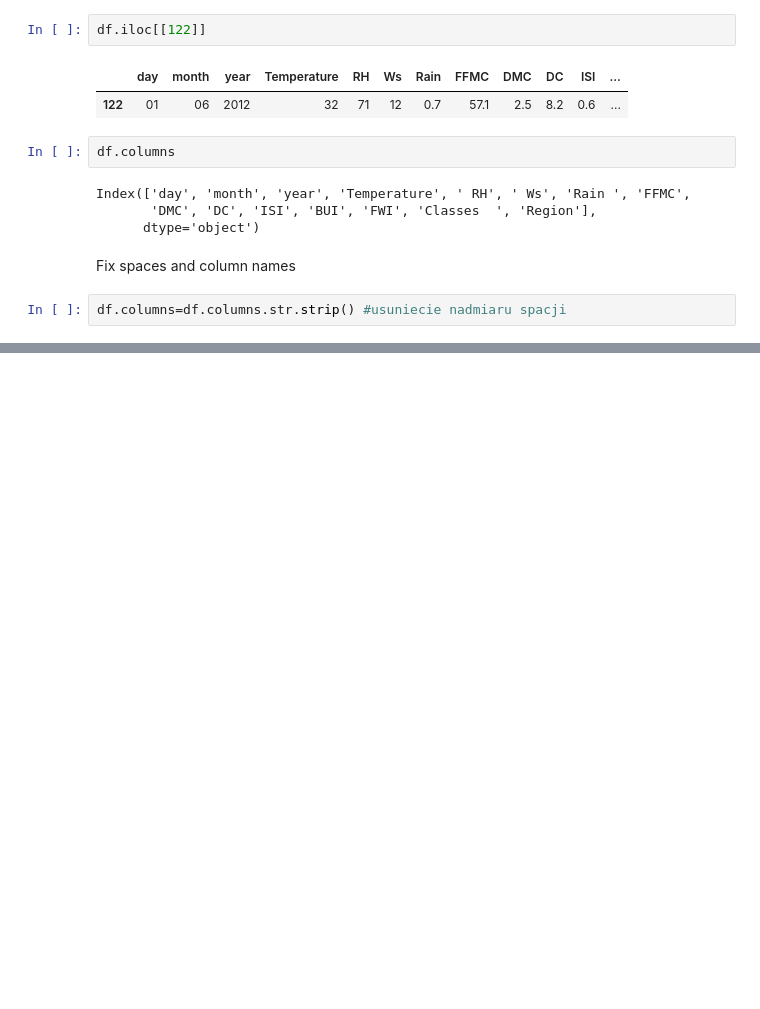
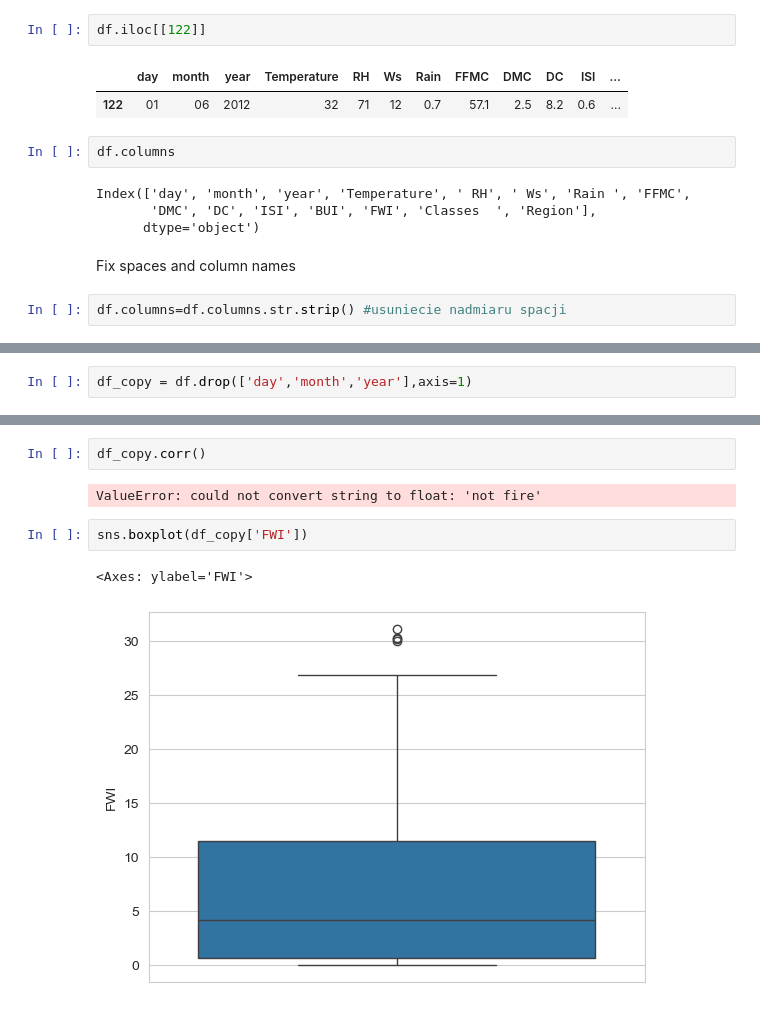
Before and after one commit to sdrapinski/python-ml-2024, a Jupyter notebook: udemy/linear_regresion/ridge_lasso_regression/cleaning_data.ipynb, the cells around one changed output, grey strips where cells are left out. Saved outputs shown, nothing was run; the diff lists cells and outputs as text; blank space fills up the shorter version.

```diff
--- a/udemy/linear_regresion/ridge_lasso_regression/cleaning_data.ipynb
+++ b/udemy/linear_regresion/ridge_lasso_regression/cleaning_data.ipynb
@@ -160,0 +217,2 @@ df.columns=df.columns.str.strip() #usuniecie nadmiaru spacji
+# %%
+df_copy = df.drop(['day','month','year'],axis=1)
@@ -160,0 +264,9 @@ df.columns=df.columns.str.strip() #usuniecie nadmiaru spacji
+# %%
+df_copy.corr()
+# %% [output]
+ValueError: could not convert string to float: 'not fire'
+# %%
+sns.boxplot(df_copy['FWI'])
+# %% [output]
+<Axes: ylabel='FWI'>
+[figure, added]
```
Also changed, not shown: parts of 17 cells of this notebook, 2 other files.
